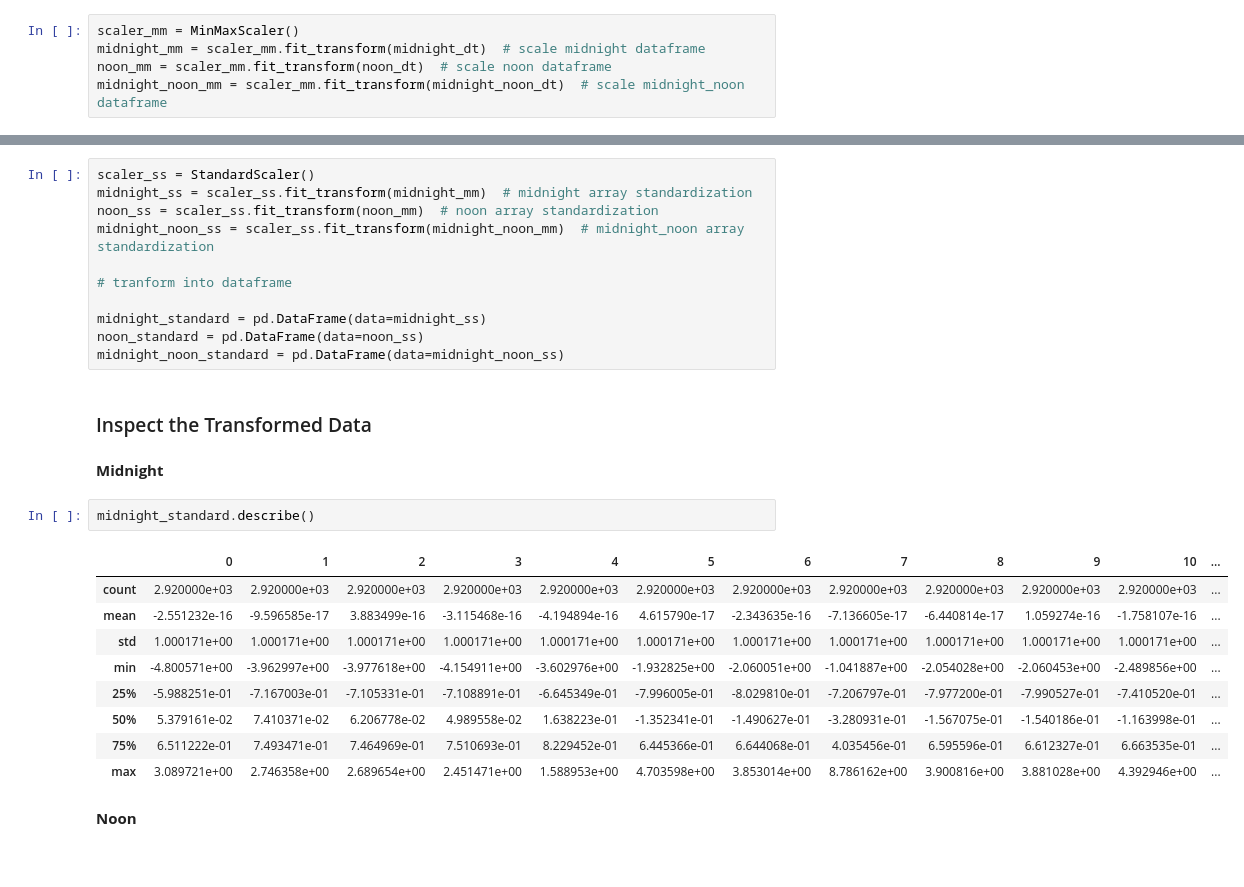
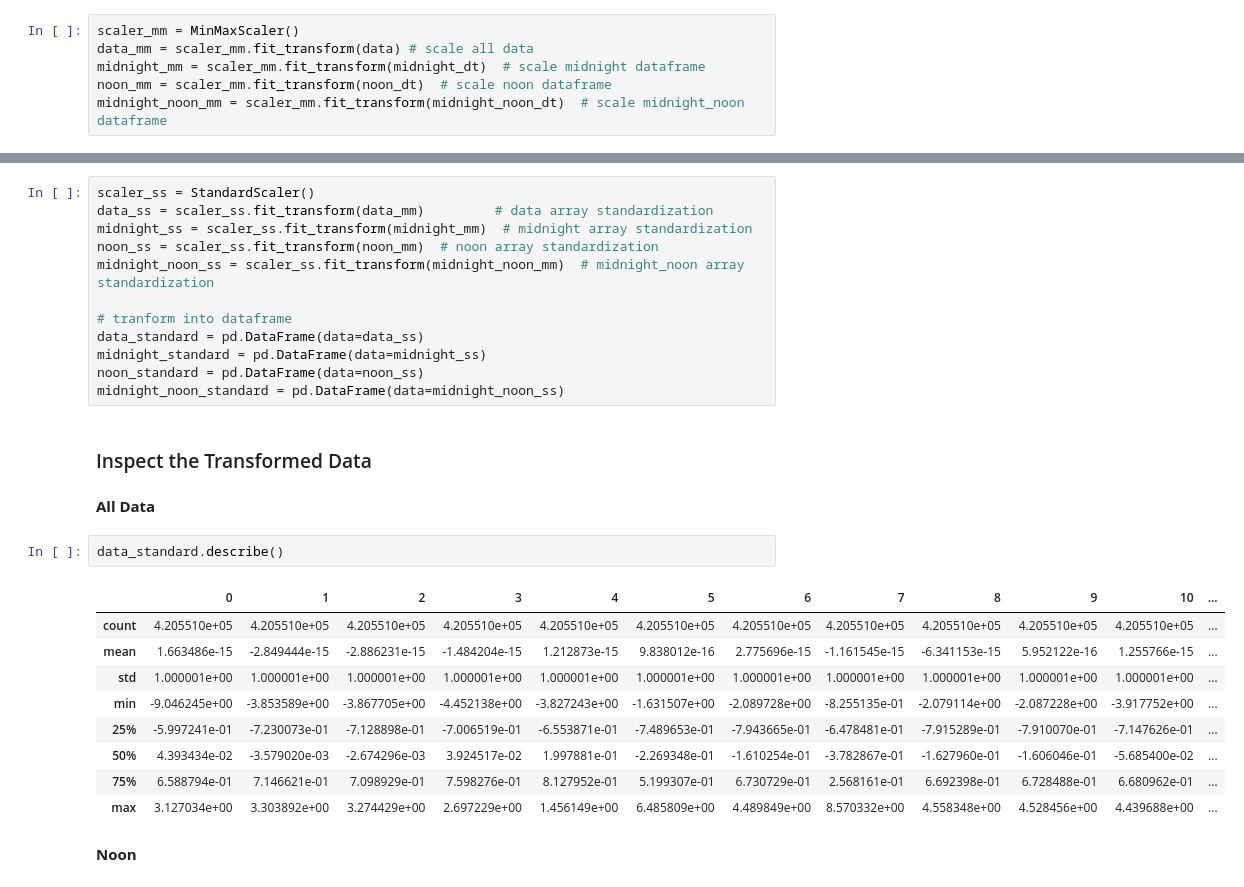
Before and after one commit to ray2g/Data-Mining-Projects, a Jupyter notebook: Homework Assignment 4/PD_TPC4_script.ipynb, the cells around one changed output, grey strips where cells are left out. Drawn from its saved outputs; the diff is of its cells as text.

```diff
--- a/Homework Assignment 4/PD_TPC4_script.ipynb
+++ b/Homework Assignment 4/PD_TPC4_script.ipynb
@@ -112,6 +113,7 @@ midnight_noon_dt.shape
 **Scaling**
 # %%
 scaler_mm = MinMaxScaler()
+data_mm = scaler_mm.fit_transform(data) # scale all data
 midnight_mm = scaler_mm.fit_transform(midnight_dt)  # scale midnight dataframe
 noon_mm = scaler_mm.fit_transform(noon_dt)  # scale noon dataframe
 midnight_noon_mm = scaler_mm.fit_transform(midnight_noon_dt)  # scale midnight_noon dataframe
@@ -119,31 +121,32 @@ midnight_noon_mm = scaler_mm.fit_transform(midnight_noon_dt)  # scale midnight_n
 **Standardize**
 # %%
 scaler_ss = StandardScaler()
+data_ss = scaler_ss.fit_transform(data_mm)         # data array standardization
 midnight_ss = scaler_ss.fit_transform(midnight_mm)  # midnight array standardization
 noon_ss = scaler_ss.fit_transform(noon_mm)  # noon array standardization
 midnight_noon_ss = scaler_ss.fit_transform(midnight_noon_mm)  # midnight_noon array standardization
 
 # tranform into dataframe
-
+data_standard = pd.DataFrame(data=data_ss)
 midnight_standard = pd.DataFrame(data=midnight_ss)
 noon_standard = pd.DataFrame(data=noon_ss)
 midnight_noon_standard = pd.DataFrame(data=midnight_noon_ss)
 # %% [markdown]
 ### Inspect the Transformed Data
-# %% [markdown]
-**Midnight**
+# %% [markdown]
+**All Data**
 # %%
-midnight_standard.describe()
+data_standard.describe()
 # %% [output]
 |  | 0 | 1 | 2 | 3 | 4 | 5 | 6 | 7 | 8 | 9 | 10 | ... |
-| count | 2.920000e+03 | 2.920000e+03 | 2.920000e+03 | 2.920000e+03 | 2.920000e+03 | 2.920000e+03 | 2.920000e+03 | 2.920000e+03 | 2.920000e+03 | 2.920000e+03 | 2.920000e+03 | ... |
-| mean | -2.551232e-16 | -9.596585e-17 | 3.883499e-16 | -3.115468e-16 | -4.194894e-16 | 4.615790e-17 | -2.343635e-16 | -7.136605e-17 | -6.440814e-17 | 1.059274e-16 | -1.758107e-16 | ... |
-| std | 1.000171e+00 | 1.000171e+00 | 1.000171e+00 | 1.000171e+00 | 1.000171e+00 | 1.000171e+00 | 1.000171e+00 | 1.000171e+00 | 1.000171e+00 | 1.000171e+00 | 1.000171e+00 | ... |
-| min | -4.800571e+00 | -3.962997e+00 | -3.977618e+00 | -4.154911e+00 | -3.602976e+00 | -1.932825e+00 | -2.060051e+00 | -1.041887e+00 | -2.054028e+00 | -2.060453e+00 | -2.489856e+00 | ... |
-| 25% | -5.988251e-01 | -7.167003e-01 | -7.105331e-01 | -7.108891e-01 | -6.645349e-01 | -7.996005e-01 | -8.029810e-01 | -7.206797e-01 | -7.977200e-01 | -7.990527e-01 | -7.410520e-01 | ... |
-| 50% | 5.379161e-02 | 7.410371e-02 | 6.206778e-02 | 4.989558e-02 | 1.638223e-01 | -1.352341e-01 | -1.490627e-01 | -3.280931e-01 | -1.567075e-01 | -1.540186e-01 | -1.163998e-01 | ... |
-| 75% | 6.511222e-01 | 7.493471e-01 | 7.464969e-01 | 7.510693e-01 | 8.229452e-01 | 6.445366e-01 | 6.644068e-01 | 4.035456e-01 | 6.595596e-01 | 6.612327e-01 | 6.663535e-01 | ... |
-| max | 3.089721e+00 | 2.746358e+00 | 2.689654e+00 | 2.451471e+00 | 1.588953e+00 | 4.703598e+00 | 3.853014e+00 | 8.786162e+00 | 3.900816e+00 | 3.881028e+00 | 4.392946e+00 | ... |
+| count | 4.205510e+05 | 4.205510e+05 | 4.205510e+05 | 4.205510e+05 | 4.205510e+05 | 4.205510e+05 | 4.205510e+05 | 4.205510e+05 | 4.205510e+05 | 4.205510e+05 | 4.205510e+05 | ... |
+| mean | 1.663486e-15 | -2.849444e-15 | -2.886231e-15 | -1.484204e-15 | 1.212873e-15 | 9.838012e-16 | 2.775696e-15 | -1.161545e-15 | -6.341153e-15 | 5.952122e-16 | 1.255766e-15 | ... |
+| std | 1.000001e+00 | 1.000001e+00 | 1.000001e+00 | 1.000001e+00 | 1.000001e+00 | 1.000001e+00 | 1.000001e+00 | 1.000001e+00 | 1.000001e+00 | 1.000001e+00 | 1.000001e+00 | ... |
+| min | -9.046245e+00 | -3.853589e+00 | -3.867705e+00 | -4.452138e+00 | -3.827243e+00 | -1.631507e+00 | -2.089728e+00 | -8.255135e-01 | -2.079114e+00 | -2.087228e+00 | -3.917752e+00 | ... |
+| 25% | -5.997241e-01 | -7.230073e-01 | -7.128898e-01 | -7.006519e-01 | -6.553871e-01 | -7.489653e-01 | -7.943665e-01 | -6.478481e-01 | -7.915289e-01 | -7.910070e-01 | -7.147626e-01 | ... |
+| 50% | 4.393434e-02 | -3.579020e-03 | -2.674296e-03 | 3.924517e-02 | 1.997881e-01 | -2.269348e-01 | -1.610254e-01 | -3.782867e-01 | -1.627960e-01 | -1.606046e-01 | -5.685400e-02 | ... |
+| 75% | 6.588794e-01 | 7.146621e-01 | 7.098929e-01 | 7.598276e-01 | 8.127952e-01 | 5.199307e-01 | 6.730729e-01 | 2.568161e-01 | 6.692398e-01 | 6.728488e-01 | 6.680962e-01 | ... |
+| max | 3.127034e+00 | 3.303892e+00 | 3.274429e+00 | 2.697229e+00 | 1.456149e+00 | 6.485809e+00 | 4.489849e+00 | 8.570332e+00 | 4.558348e+00 | 4.528456e+00 | 4.439688e+00 | ... |
 # %% [markdown]
 **Noon**
 # %%
```
Also changed, not shown: parts of 75 cells of this notebook.
